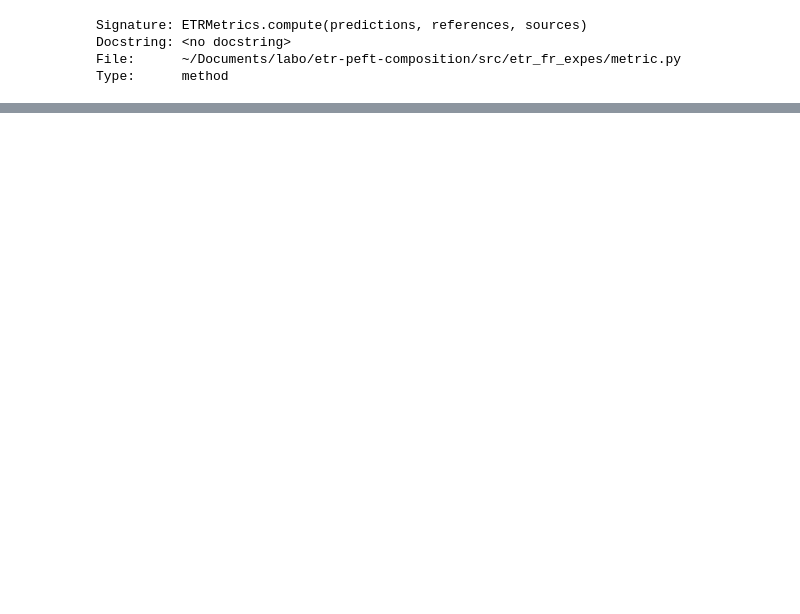
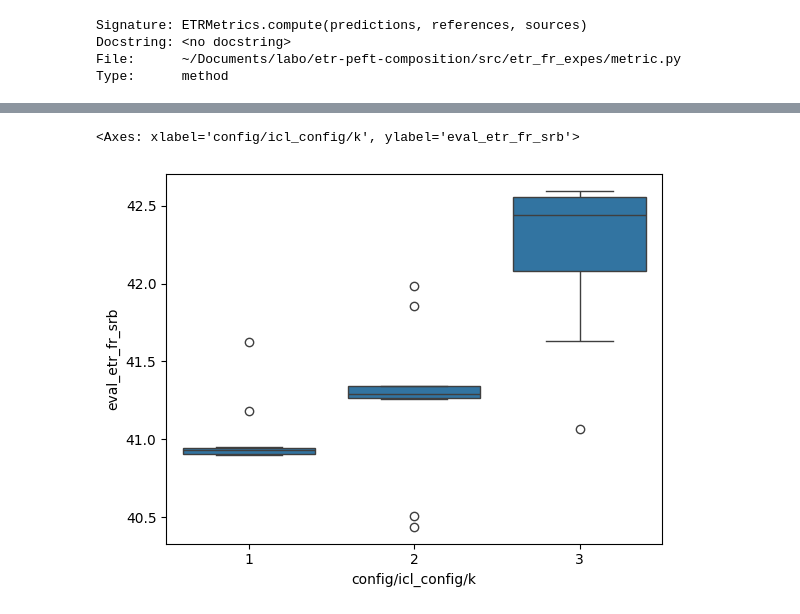
Before and after one commit to FrLdy/ETR-PEFT-Composition, a Jupyter notebook: notebooks/result_analysis/metrics.ipynb, the cells around one changed output, grey strips where cells are left out. Saved outputs shown, nothing was run; the diff lists cells and outputs as text; code cells hidden in the pictures; blank space fills up the shorter version.

```diff
--- a/notebooks/result_analysis/metrics.ipynb
+++ b/notebooks/result_analysis/metrics.ipynb
@@ -487,0 +530,9 @@ etr_fr_analysis_test_best_model.mean_models()
+# %%
+df = rag_expes[4].expe_analysis.dataframe()
+# %%
+df = df.map(lambda x: tuple(x) if isinstance(x, list) else x)
+# %%
+sns.boxplot(data=df, x="config/icl_config/k", y="eval_etr_fr_srb", dodge=True)
+# %% [output]
+<Axes: xlabel='config/icl_config/k', ylabel='eval_etr_fr_srb'>
+[figure, added]
```
Also changed, not shown: parts of 12 cells of this notebook.
